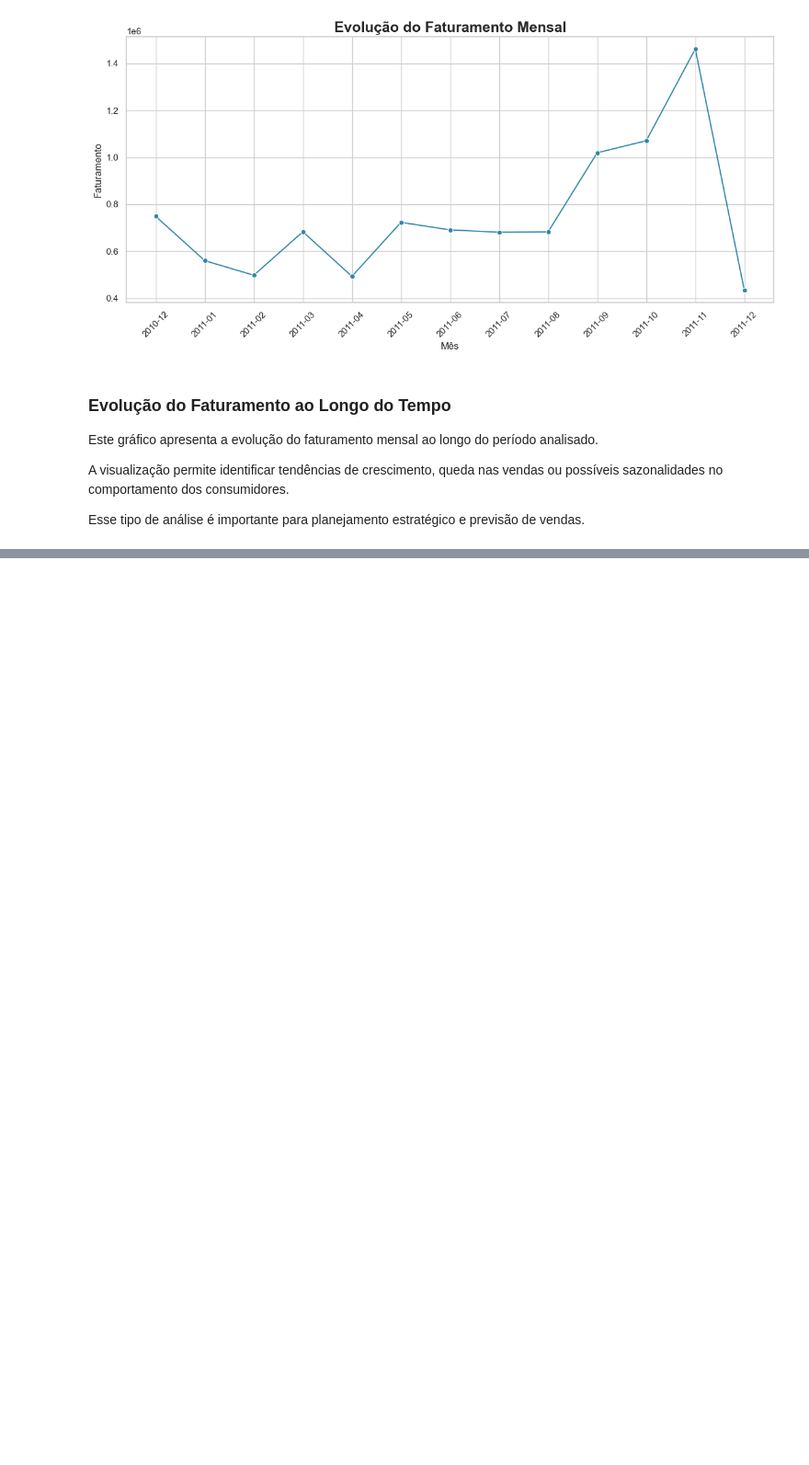
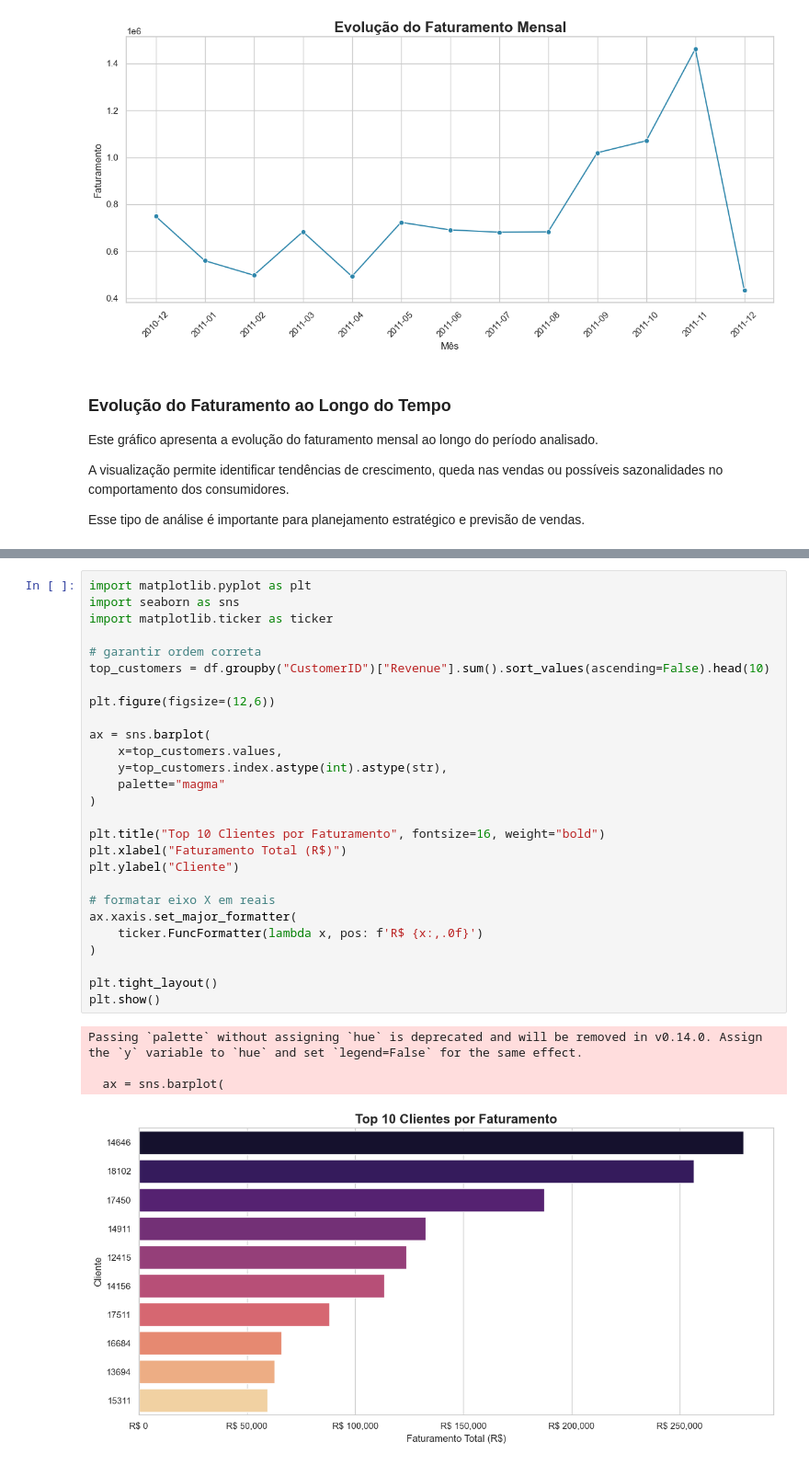
Before and after one commit to kiq-gon/ecommerce-sales-analysis, a Jupyter notebook: notebooks/analysis.ipynb, the cells around one changed output, grey strips where cells are left out. Shown at 92% size. Saved outputs shown, nothing was run; the diff lists cells and outputs as text; blank space fills up the shorter version.

```diff
--- a/notebooks/analysis.ipynb
+++ b/notebooks/analysis.ipynb
@@ -178,0 +264,32 @@ Esse tipo de análise é importante para planejamento estratégico e previsão d
+# %%
+import matplotlib.pyplot as plt
+import seaborn as sns
+import matplotlib.ticker as ticker
+
+# garantir ordem correta
+top_customers = df.groupby("CustomerID")["Revenue"].sum().sort_values(ascending=False).head(10)
+
+plt.figure(figsize=(12,6))
+
+ax = sns.barplot(
+    x=top_customers.values,
+    y=top_customers.index.astype(int).astype(str),
+    palette="magma"
+)
+
+plt.title("Top 10 Clientes por Faturamento", fontsize=16, weight="bold")
+plt.xlabel("Faturamento Total (R$)")
+plt.ylabel("Cliente")
+
+# formatar eixo X em reais
+ax.xaxis.set_major_formatter(
+    ticker.FuncFormatter(lambda x, pos: f'R$ {x:,.0f}')
+)
+
+plt.tight_layout()
+plt.show()
+# %% [output]
+Passing `palette` without assigning `hue` is deprecated and will be removed in v0.14.0. Assign the `y` variable to `hue` and set `legend=False` for the same effect.
+
+  ax = sns.barplot(
+[figure, added]
```
Also changed, not shown: parts of 9 cells of this notebook.
